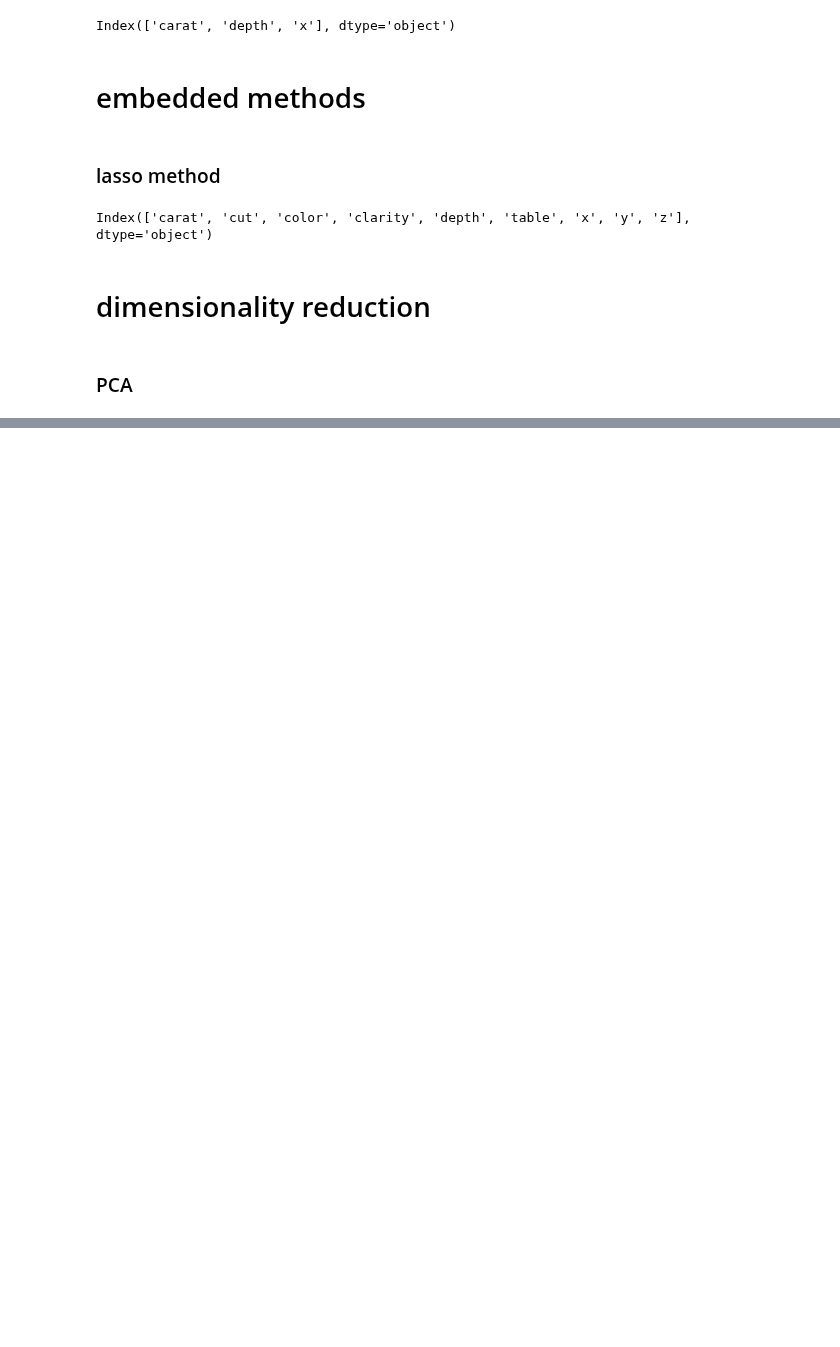
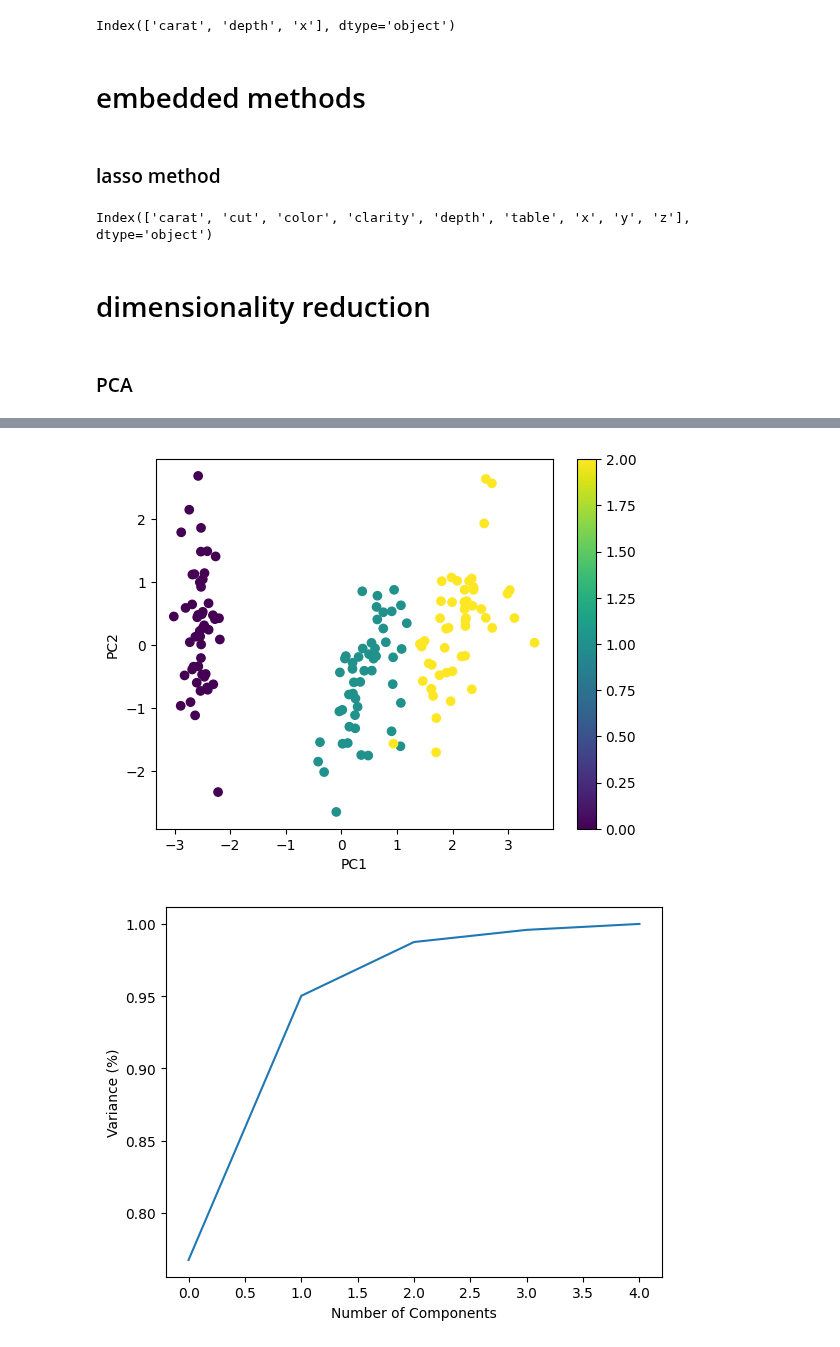
Before and after one commit to juneedpk/vscode-jupyter, a Jupyter notebook: feature_selction.ipynb, the cells around one changed output, grey strips where cells are left out. Cells and saved outputs as stored; diff of their text form; code cells hidden in the pictures; blank space fills up the shorter version.

```diff
--- a/feature_selction.ipynb
+++ b/feature_selction.ipynb
@@ -156,0 +169,57 @@ carat
+# %%
+# PCA on iris dataset
+
+from sklearn.decomposition import PCA
+from sklearn.preprocessing import StandardScaler
+import pandas as pd
+import matplotlib.pyplot as plt
+import seaborn as sns
+
+# Load your dataset (replace 'iris.csv' with the actual dataset file)
+
+iris = sns.load_dataset('iris')
+
+iris['species'] = iris['species'].map({'setosa':0, 'versicolor':1, 'virginica':2})
+
+features = iris.drop('species', axis=1)
+target = iris['species']
+
+features1 = StandardScaler().fit_transform(iris)
+
+pca = PCA(n_components=2).fit_transform(features1)
+
+selected_features6 = features.columns[np.argmax(pca.var(axis=0))]
+
+
+
+# plotting pca
+plt.scatter(pca[:, 0], pca[:, 1], c=target, cmap='viridis')
+plt.colorbar()
+plt.xlabel('PC1')
+plt.ylabel('PC2')
+plt.show()
+
+
+# plotting varaince ratio
+
+pca = PCA().fit(features1)
+plt.plot(np.cumsum(pca.explained_variance_ratio_))
+plt.xlabel('Number of Components')
+plt.ylabel('Variance (%)')
+plt.show()
+
+# plotting pca with arrows
+
+pca = PCA(n_components=2).fit(features1)
+components = pca.transform(features1)
+plt.scatter(components[:, 0], components[:, 1], c=target, cmap='viridis')
+for i, (pc1, pc2) in enumerate(zip(pca.components_[0], pca.components_[1])):
+    if i < len(features.columns):  # Check if index is within valid range
+        plt.arrow(0, 0, pc1, pc2, color='r', width=0.10)
+        plt.text(pc1, pc2, features.columns[i], color='g', ha='right', va='bottom')
+plt.xlabel('PC1')
+plt.ylabel('PC2')
+plt.show()
+# %% [output]
+[figure, added]
+[figure, added]
```
Also changed, not shown: parts of 3 cells of this notebook.
